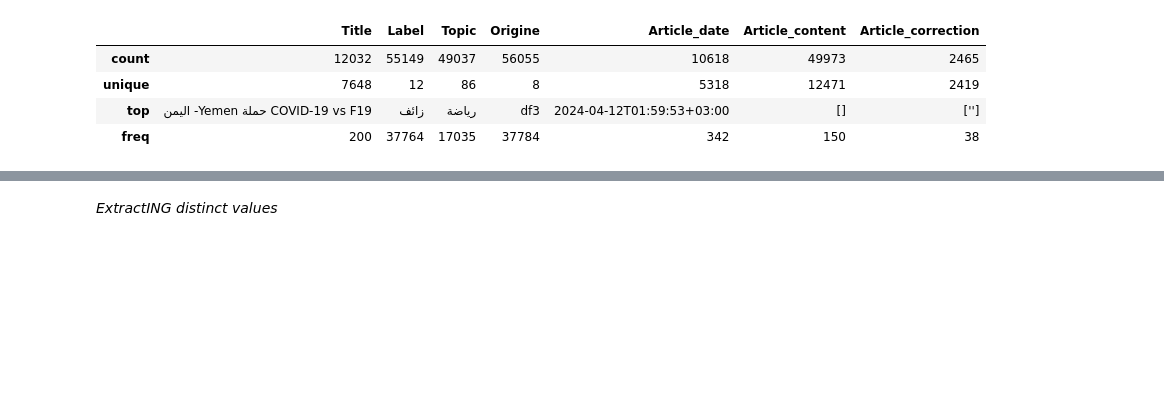
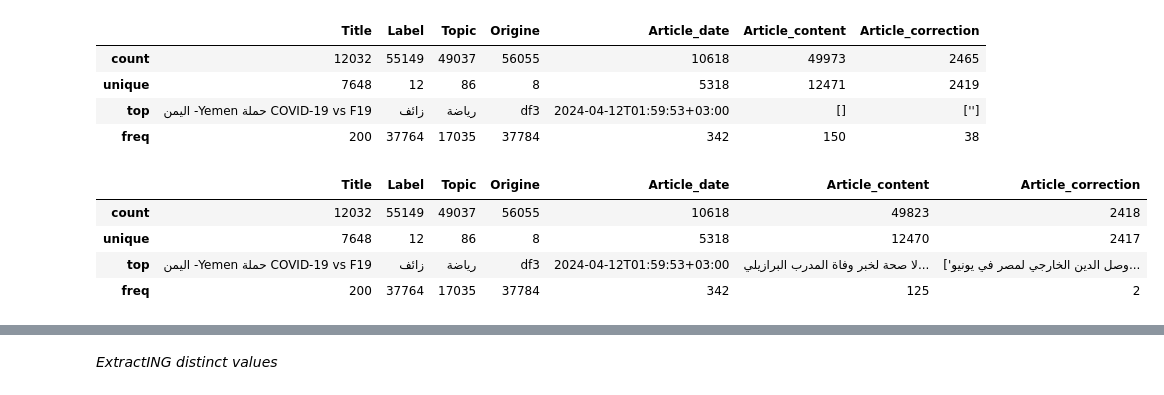
Before and after one commit to elaaatif/NLP-Creation-of-BERT-LSTM-BILSTM-for-Arabic-news-Dataset, a Jupyter notebook: DATA-CLEANING.IPYNB, the cells around one changed output, grey strips where cells are left out. Drawn from its saved outputs; the diff is of its cells as text; code cells hidden in the pictures; blank space fills up the shorter version.

```diff
--- a/DATA-CLEANING.IPYNB
+++ b/DATA-CLEANING.IPYNB
@@ -26,3 +28,15 @@ df.describe()
 | unique | 7648 | 12 | 86 | 8 | 5318 | 12471 | 2419 |
 | top | اليمن -Yemen حملة COVID-19 vs F19 | زائف | رياضة | df3 | 2024-04-12T01:59:53+03:00 | [] | [''] |
 | freq | 200 | 37764 | 17035 | 37784 | 342 | 150 | 38 |
+# %%
+# Replace empty strings ('[]' and "['']") with NaN
+df['Article_content'] = df['Article_content'].replace(['[]', "['']"], np.nan)
+df['Article_correction'] = df['Article_correction'].replace(['[]', "['']"], np.nan)
+# %%
+df.describe()
+# %% [output]
+|  | Title | Label | Topic | Origine | Article_date | Article_content | Article_correction |
+| count | 12032 | 55149 | 49037 | 56055 | 10618 | 49823 | 2418 |
+| unique | 7648 | 12 | 86 | 8 | 5318 | 12470 | 2417 |
+| top | اليمن -Yemen حملة COVID-19 vs F19 | زائف | رياضة | df3 | 2024-04-12T01:59:53+03:00 | لا صحة لخبر وفاة المدرب البرازيلي... | ['وصل الدين الخارجي لمصر في يونيو... |
+| freq | 200 | 37764 | 17035 | 37784 | 342 | 125 | 2 |
```
Also changed, not shown: parts of 11 cells of this notebook.
